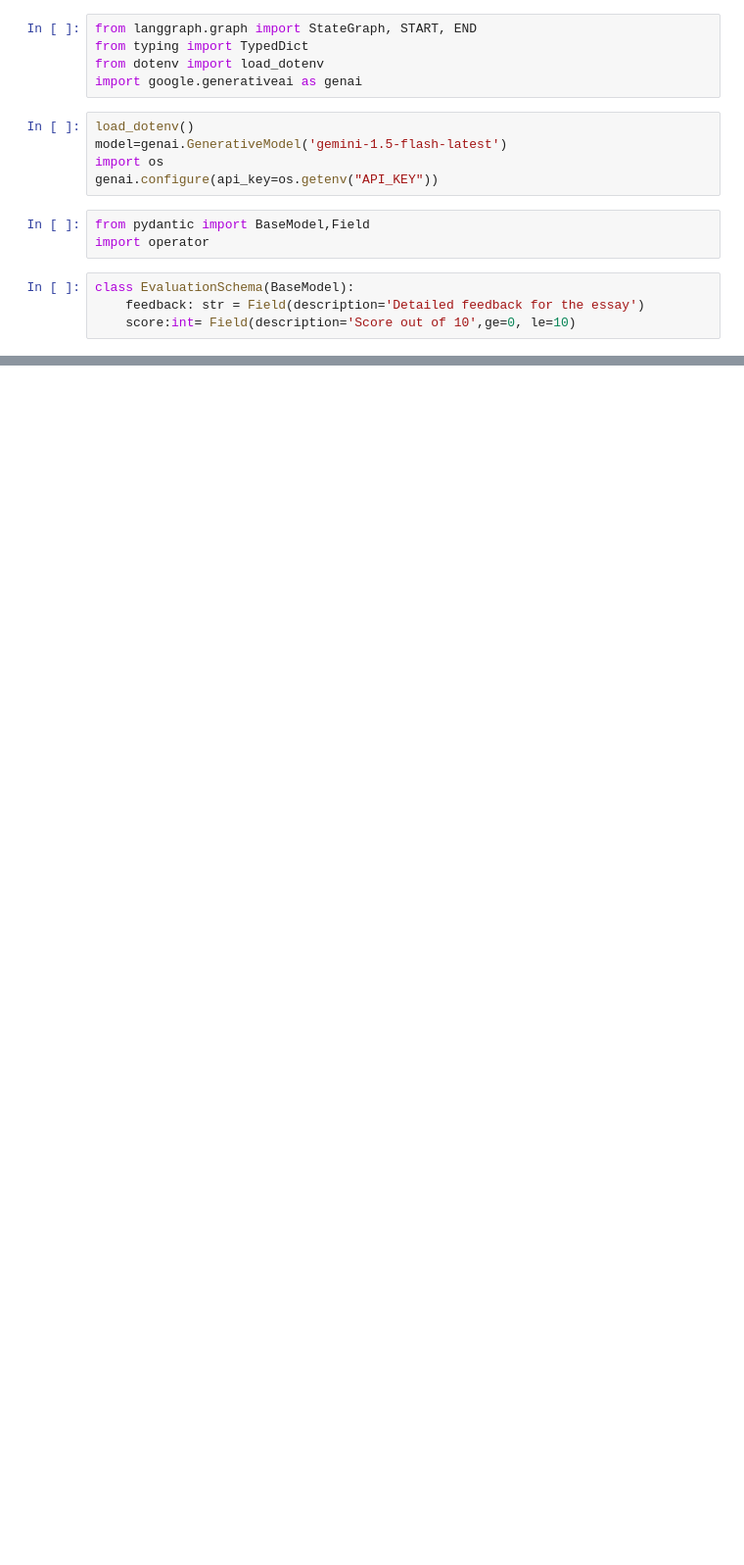
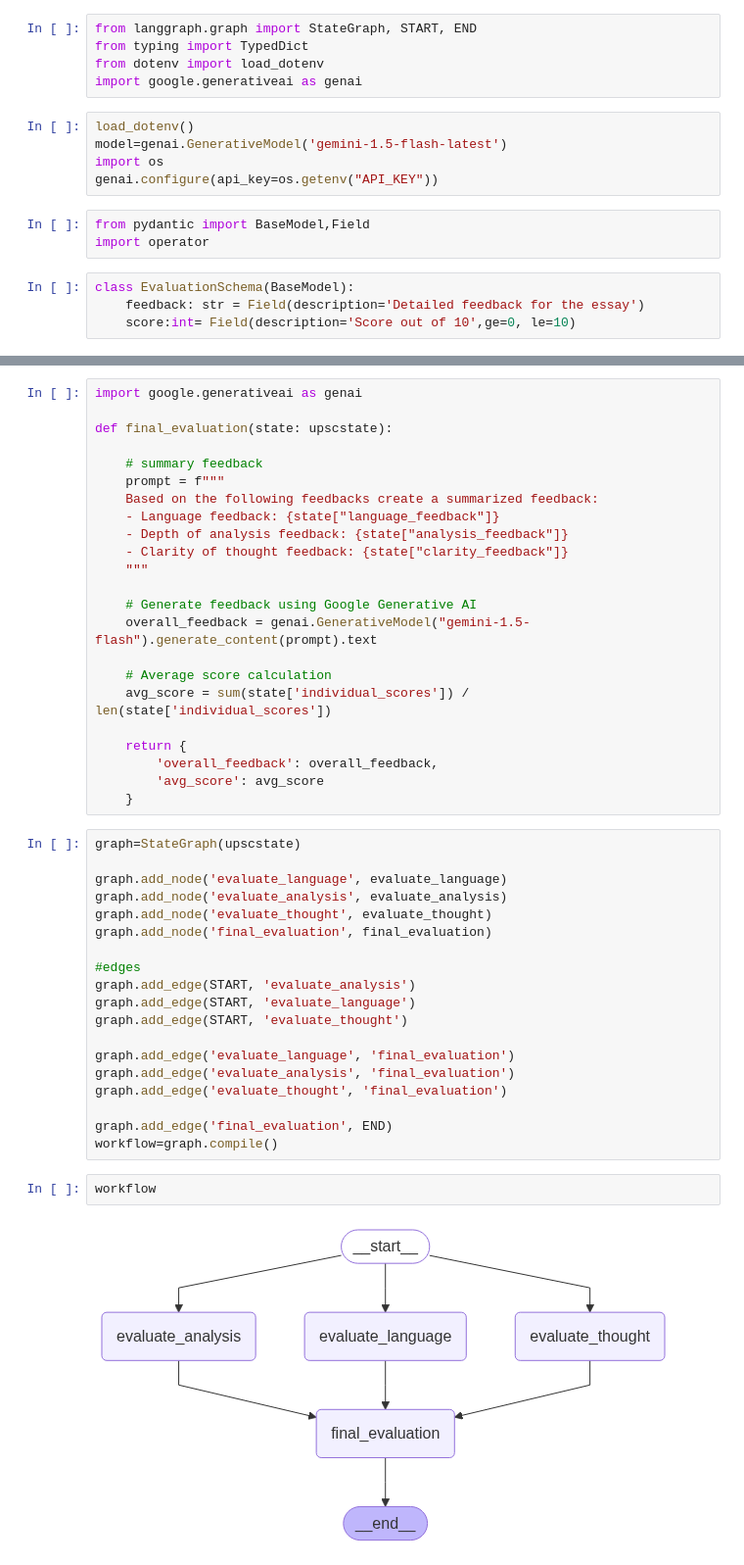
Before and after one commit to Sourav5644/SequenceWorkflow, a Jupyter notebook: upsc_essay.ipynb, the cells around one changed output, grey strips where cells are left out. Shown at 98% size. Cells and saved outputs as stored; diff of their text form; blank space fills up the shorter version.

```diff
--- a/upsc_essay.ipynb
+++ b/upsc_essay.ipynb
@@ -38,0 +222,46 @@ NameError: name 'structured_model' is not defined
+# %%
+import google.generativeai as genai
+
+def final_evaluation(state: upscstate):
+
+    # summary feedback
+    prompt = f"""
+    Based on the following feedbacks create a summarized feedback:
+    - Language feedback: {state["language_feedback"]}
+    - Depth of analysis feedback: {state["analysis_feedback"]}
+    - Clarity of thought feedback: {state["clarity_feedback"]}
+    """
+
+    # Generate feedback using Google Generative AI
+    overall_feedback = genai.GenerativeModel("gemini-1.5-flash").generate_content(prompt).text
+
+    # Average score calculation
+    avg_score = sum(state['individual_scores']) / len(state['individual_scores'])
+
+    return {
+        'overall_feedback': overall_feedback,
+        'avg_score': avg_score
+    }
+# %%
+graph=StateGraph(upscstate)
+
+graph.add_node('evaluate_language', evaluate_language)
+graph.add_node('evaluate_analysis', evaluate_analysis)
+graph.add_node('evaluate_thought', evaluate_thought)
+graph.add_node('final_evaluation', final_evaluation)
+
+#edges
+graph.add_edge(START, 'evaluate_analysis')
+graph.add_edge(START, 'evaluate_language')
+graph.add_edge(START, 'evaluate_thought')
+
+graph.add_edge('evaluate_language', 'final_evaluation')
+graph.add_edge('evaluate_analysis', 'final_evaluation')
+graph.add_edge('evaluate_thought', 'final_evaluation')
+
+graph.add_edge('final_evaluation', END)
+workflow=graph.compile()
+# %%
+workflow
+# %% [output]
+[figure, added]
```
Also changed, not shown: parts of 8 cells of this notebook, 3 other files.
